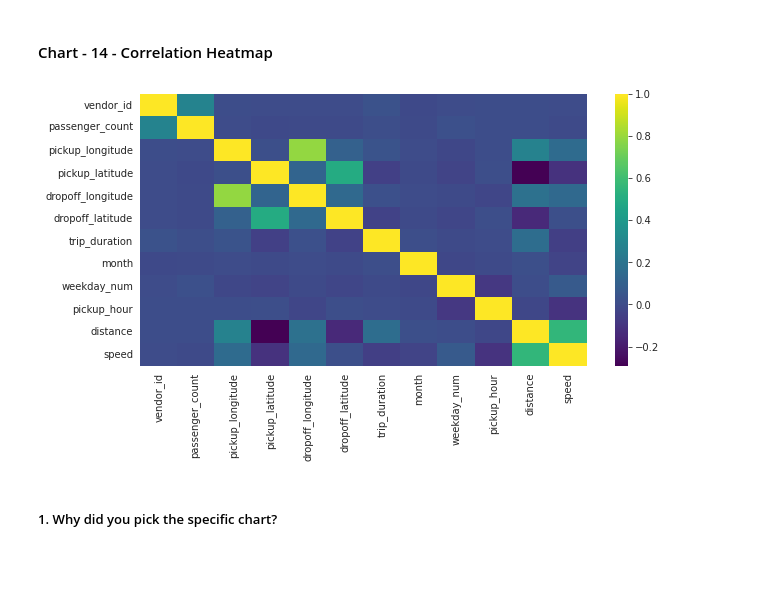
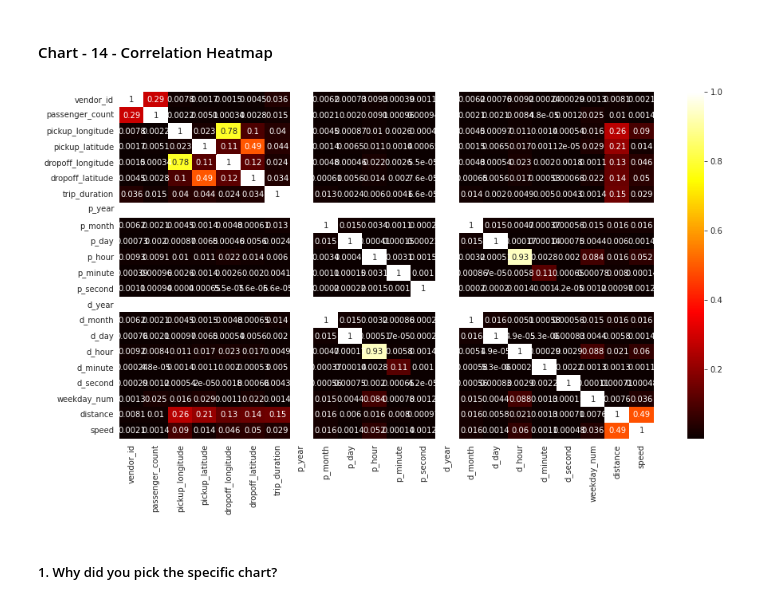
Before and after one commit to ritik1804k/-ML---Regression-Capstone-Project, a Jupyter notebook: Supervised_ML_Regression_Capstone_Project_.ipynb, the cells around one changed output. Cells and saved outputs as stored; diff of their text form; code cells hidden in the pictures; blank space fills up the shorter version.

```diff
--- a/Supervised_ML_Regression_Capstone_Project_.ipynb
+++ b/Supervised_ML_Regression_Capstone_Project_.ipynb
@@ -343,12 +323,19 @@ There are 1458644 unique id's in Training dataset, which is equal to the number
+# %%
+# pickup datetime
+data[["p_ymd", "p_hms"]] = data["pickup_datetime"].str.split(" ", expand=True)
+# dropoff datetime
+data[["d_ymd", "d_hms"]] = data["dropoff_datetime"].str.split(" ", expand=True)
+
+# splitting pickup
+data[["p_year", "p_month", "p_day"]] = data["p_ymd"].str.split("-", expand=True).astype("int")
+# splitting pickup
+data[["p_hour", "p_minute", "p_second"]] = data["p_hms"].str.split(":", expand=True).astype("int")
+
+# splitting dropoff
+data[["d_year", "d_month", "d_day"]] = data["d_ymd"].str.split("-", expand=True).astype("int")
+# splitting dropoff
+data[["d_hour", "d_minute", "d_second"]] = data["d_hms"].str.split(":", expand=True).astype("int")
 # %%
 #Converting timestamp to datetime format to fetch the other details as listed below
 data['pickup_datetime'] = pd.to_datetime(data['pickup_datetime'])
-data['dropoff_datetime'] = pd.to_datetime(data['dropoff_datetime'])
+data['weekday_num'] = data.pickup_datetime.dt.weekday
-# %%
-#Calculating and assigning new columns to the dataframe such as weekday,
-# month and pickup_hour which will help us to gain more insights from the data.
-
-data['weekday'] = data.pickup_datetime.dt.day_name()
-data['month'] = data.pickup_datetime.dt.month
-data['weekday_num'] = data.pickup_datetime.dt.weekday
-data['pickup_hour'] = data.pickup_datetime.dt.hour
@@ -396,9 +382,6 @@ data['distance'] = data.apply(lambda x: calc_distance(x), axis = 1)
 # %%
 #Calculate Speed in km/h for further insights
 data['speed'] = (data.distance/(data.trip_duration/3600))
-# %%
-# Droping column 'id'
-data = data.drop('id', axis=1)
 # %%
 data.head()
 # %% [output]
@@ -822,11 +806,12 @@ There may be an opportunity to offer targeted services or promotions on Sundays
 #### Chart - 14 - Correlation Heatmap
 # %%
 # Correlation Heatmap visualization code
-plt.rcParams['figure.figsize'] = (10, 5)
-sns.heatmap(data.corr(),cmap="viridis")
+plt.figure(figsize=(15,8))
+correlation = data.corr()
+sns.heatmap(abs(correlation), annot=True,cmap="hot")
 plt.show()
 # %% [output]
-[figure, old version]
+[figure, new version]
 # %% [markdown]
 ##### 1. Why did you pick the specific chart?
 # %% [markdown]
```
Also changed, not shown: parts of 70 cells of this notebook.
